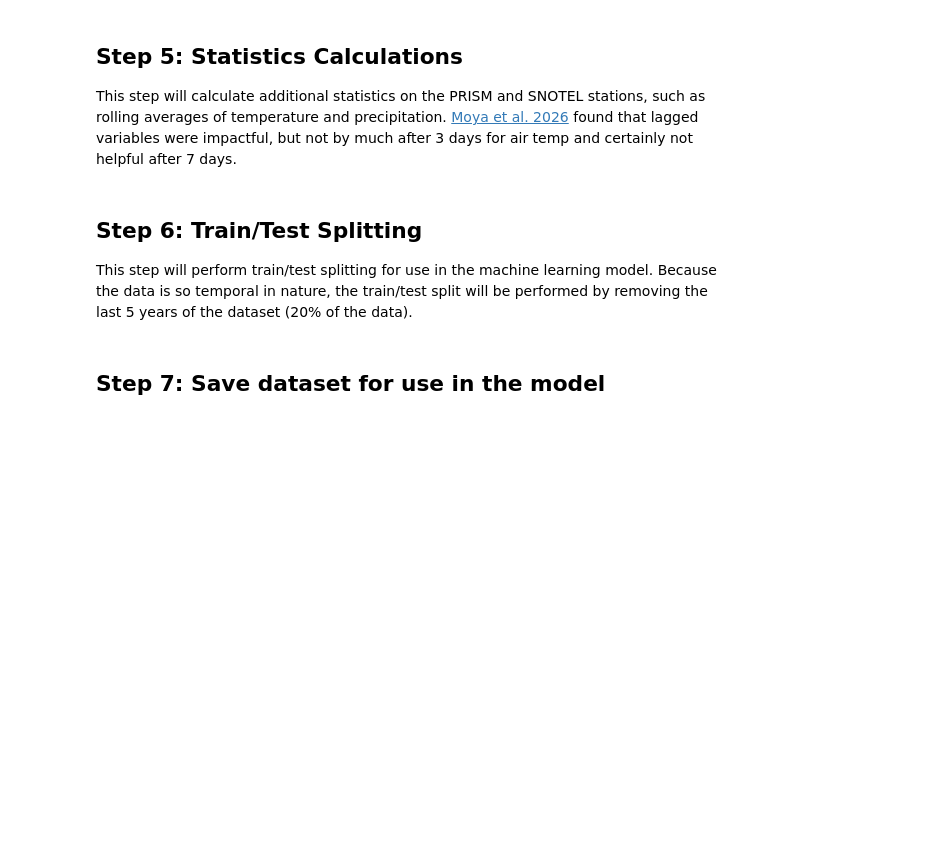
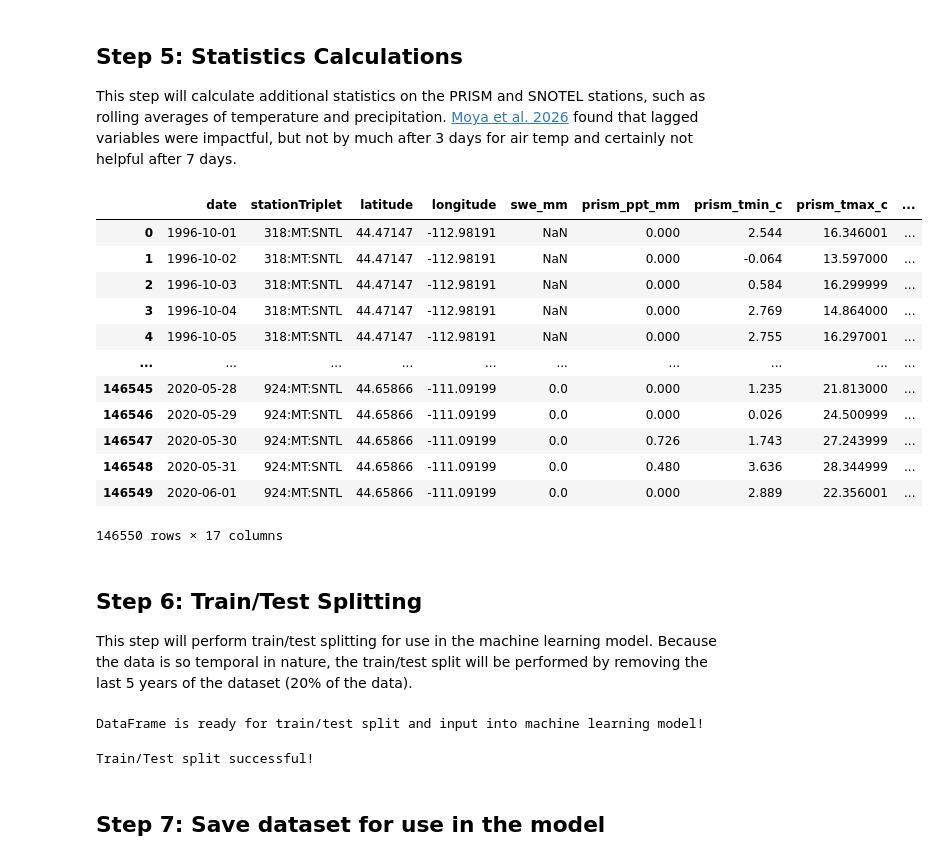
Before and after one commit to rainihelmstadter/snow-drought-modeling, a Jupyter notebook: code/04-prepare-data-for-machine-learning.ipynb, the cells around one changed output. Cells and saved outputs as stored; diff of their text form; code cells hidden in the pictures; blank space fills up the shorter version.

```diff
--- a/code/04-prepare-data-for-machine-learning.ipynb
+++ b/code/04-prepare-data-for-machine-learning.ipynb
@@ -535,9 +522,8 @@ stations_ml_df['prism_tmin_c_roll_3d'] = (stations_ml_df
                                           .groupby('stationTriplet')['prism_tmin_c']
                                           # calculate rolling three day mean
                                           .transform(
-                                              lambda x: x.rolling('3D').mean
-                                          )
-                                          )
+                                              lambda x: x.rolling('3D').mean()
+                                          ))
 
 # rolling 3 day window of mean PRISM tmax
 stations_ml_df['prism_tmax_c_roll_3d'] = (stations_ml_df
@@ -545,9 +531,51 @@ stations_ml_df['prism_tmax_c_roll_3d'] = (stations_ml_df
                                           .groupby('stationTriplet')['prism_tmax_c']
                                           # calculate rolling three day mean
                                           .transform(
-                                              lambda x: x.rolling('3D').mean
-                                          )
-                                          )
+                                              lambda x: x.rolling('3D').mean()
+                                          ))
+
+# rolling 3 day window of PRISM precip sum
+# sum is better than mean for precip, as precip is non-continuous
+stations_ml_df['prism_ppt_mm_roll_3d'] = (stations_ml_df
+                                          .groupby('stationTriplet')['prism_ppt_mm']
+                                          .transform(
+                                              lambda x: x.rolling('3D').sum()
+                                          ))
+
+# reset index
+stations_ml_df = stations_ml_df.reset_index()
+# %%
+# get cumulative precip per water year
+
+# create a water year variable
+shifted_year = stations_ml_df['date'].dt.year + (stations_ml_df['date'].dt.month >= 10).astype(int)
+stations_ml_df['water_year'] = shifted_year
+
+# get a cumulative precip variable
+# this groups by station and water year
+stations_ml_df['wy_cumul_precip_mm'] = (stations_ml_df
+                                        .groupby(['stationTriplet', 'water_year'])['prism_ppt_mm']
+                                        .cumsum())
+
+# # drop the 'water_year' column
+# stations_ml_df = stations_ml_df.drop(columns=['water_year'])
+# %%
+# check the df
+stations_ml_df
+# %% [output]
+|  | date | stationTriplet | latitude | longitude | swe_mm | prism_ppt_mm | prism_tmin_c | prism_tmax_c | ... |
+| 0 | 1996-10-01 | 318:MT:SNTL | 44.47147 | -112.98191 | NaN | 0.000 | 2.544 | 16.346001 | ... |
+| 1 | 1996-10-02 | 318:MT:SNTL | 44.47147 | -112.98191 | NaN | 0.000 | -0.064 | 13.597000 | ... |
+| 2 | 1996-10-03 | 318:MT:SNTL | 44.47147 | -112.98191 | NaN | 0.000 | 0.584 | 16.299999 | ... |
+| 3 | 1996-10-04 | 318:MT:SNTL | 44.47147 | -112.98191 | NaN | 0.000 | 2.769 | 14.864000 | ... |
+| 4 | 1996-10-05 | 318:MT:SNTL | 44.47147 | -112.98191 | NaN | 0.000 | 2.755 | 16.297001 | ... |
+| ... | ... | ... | ... | ... | ... | ... | ... | ... | ... |
+| 146545 | 2020-05-28 | 924:MT:SNTL | 44.65866 | -111.09199 | 0.0 | 0.000 | 1.235 | 21.813000 | ... |
+| 146546 | 2020-05-29 | 924:MT:SNTL | 44.65866 | -111.09199 | 0.0 | 0.000 | 0.026 | 24.500999 | ... |
+| 146547 | 2020-05-30 | 924:MT:SNTL | 44.65866 | -111.09199 | 0.0 | 0.726 | 1.743 | 27.243999 | ... |
+| 146548 | 2020-05-31 | 924:MT:SNTL | 44.65866 | -111.09199 | 0.0 | 0.480 | 3.636 | 28.344999 | ... |
+| 146549 | 2020-06-01 | 924:MT:SNTL | 44.65866 | -111.09199 | 0.0 | 0.000 | 2.889 | 22.356001 | ... |
+146550 rows × 17 columns
 # %% [markdown]
 ## Step 6: Train/Test Splitting
 
@@ -554,0 +587,13 @@ This step will perform train/test splitting for use in the machine learning mode
+# %%
+# check that there are no NaNs in the ml df
+
+# Count total missing values across the entire DataFrame
+total_nans = stations_ml_df.isna().sum().sum()
+
+# Check NaNs
+if total_nans > 0:
+    print(f'DataFrame is not ready for train/test split. Found {total_nans} NaNs.')
+else:
+    print('DataFrame is ready for train/test split and input into machine learning model!')
+# %% [output]
+DataFrame is ready for train/test split and input into machine learning model!
@@ -555,2 +604,14 @@ This step will perform train/test splitting for use in the machine learning mode
+# %%
+# get max train and min test year
+max_train_year = stations_train_df['water_year'].max()
+min_test_year = stations_test_df['water_year'].min()
+
+# check that the split worked
+if max_train_year >= min_test_year:
+    print('Train/Test split unsuccessful.')
+else:
+    print('Train/Test split successful!')
+# %% [output]
+Train/Test split successful!
 # %% [markdown]
 ## Step 7: Save dataset for use in the model
```
Also changed, not shown: parts of 14 cells of this notebook.
